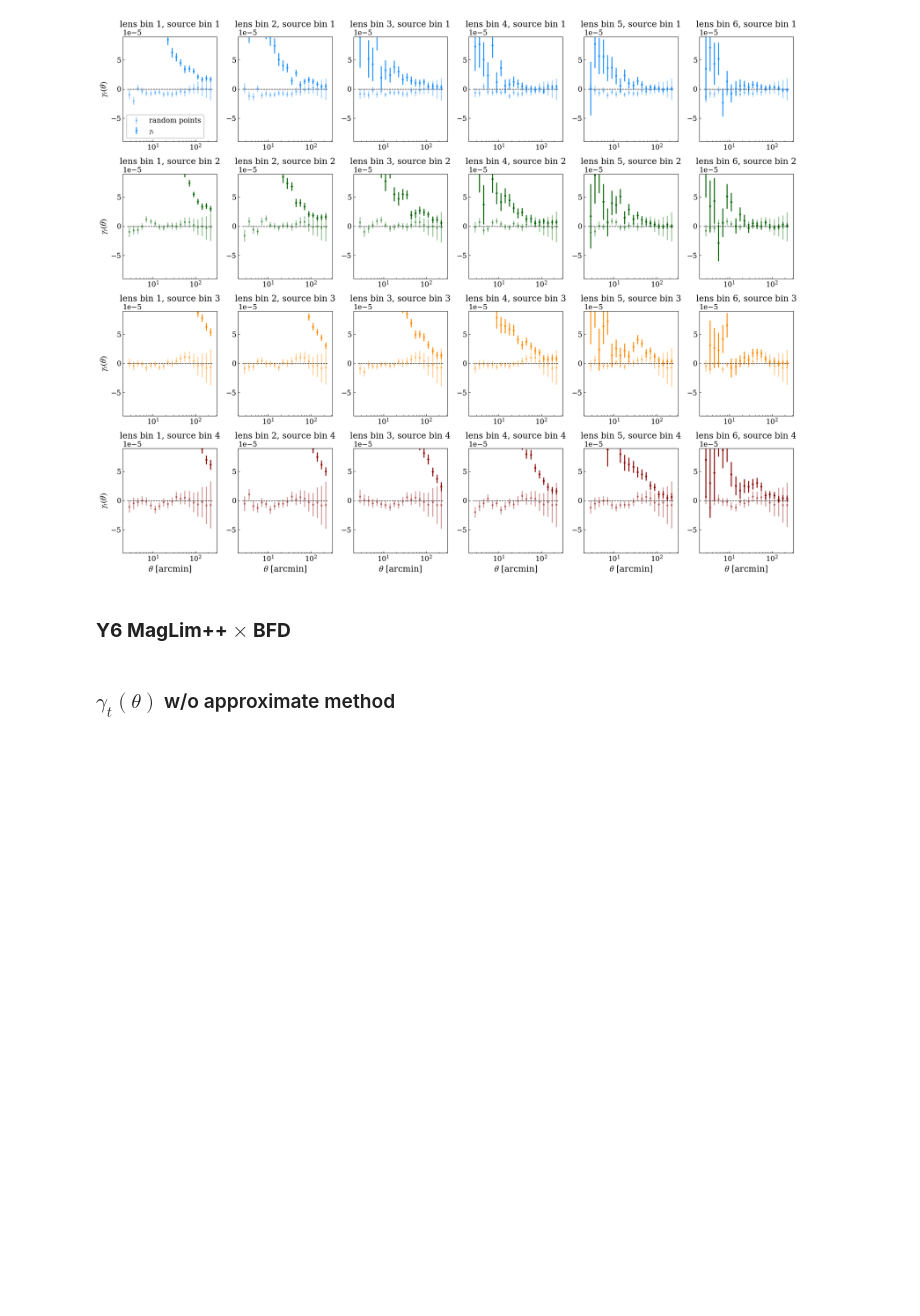
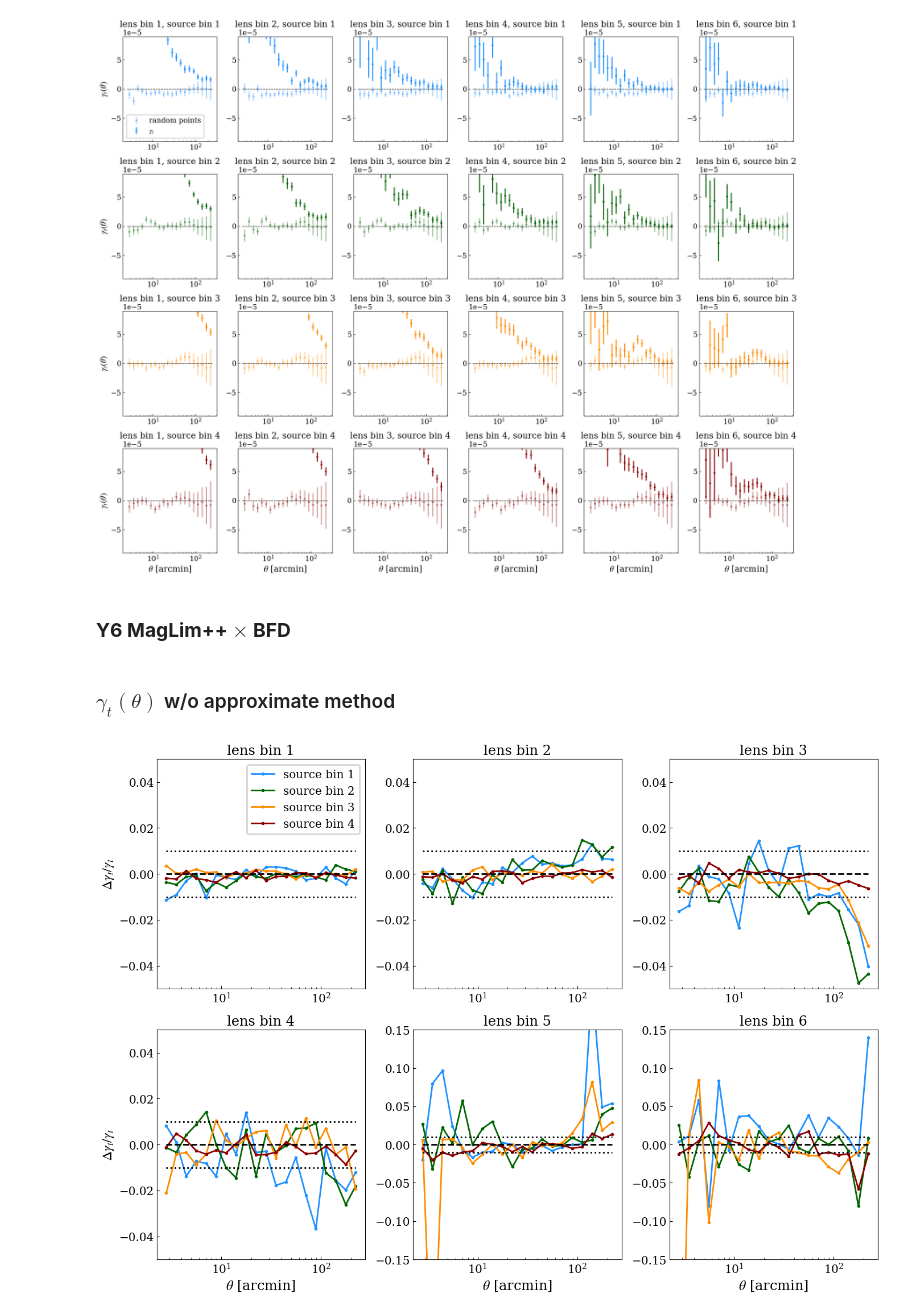
Before and after one commit to des-science/y6kp-ggl-measurements, a Jupyter notebook: read_ggl_outputs.ipynb, the cells around one changed output. Drawn from its saved outputs; the diff is of its cells as text; code cells hidden in the pictures; blank space fills up the shorter version.

```diff
--- a/read_ggl_outputs.ipynb
+++ b/read_ggl_outputs.ipynb
@@ -345,35 +345,37 @@ gammat = ggl_data['gammat_bf_rp']
 err_gammat = ggl_data['err_gammat']
 
 theta_approx = ggl_data_approx['theta']
 gammat_approx = ggl_data_approx['gammat_bf_rp']
 err_gammat_approx = ggl_data_approx['err_gammat']
 
 fig = plt.figure(figsize=(14, 10))
 
 for l,l_zbin in enumerate(np.unique(l_bins)):
     for s,s_zbin in enumerate(np.unique(s_bins)):
 
         i_min = 20*s + (len(np.unique(s_bins)))*20*l
         i_max = 20*s + (len(np.unique(s_bins)))*20*l + 20
 
         plt.subplot(2, 3, l+1)
-        plt.plot(theta, (gammat[i_min:i_max]-gammat_approx[i_min:i_max])/gammat_approx[i_min:i_max],
-                    ls='-', marker='.', color=colors[s], label=f'source bin {s+1}')
+        plt.plot(theta[i_min:i_max], (gammat[i_min:i_max]-gammat_approx[i_min:i_max])/gammat_approx[i_min:i_max],
+                    ls='-', marker='.', color=colors[s_zbin], label=f'source bin {s_zbin+1}')
 
     plt.hlines(0, np.min(theta), np.max(theta), ls='--')
     plt.hlines(0.01, np.min(theta), np.max(theta), ls=':')
     plt.hlines(-0.01, np.min(theta), np.max(theta), ls=':')
 
-    if l<=2: plt.ylim(-0.05,0.05)
-    if l>2: plt.ylim(-0.15,0.15)
-    plt.title(f'lens bin {l+1}')
+    if l<=3: plt.ylim(-0.05,0.05)
+    if l>3: plt.ylim(-0.15,0.15)
+    plt.title(f'lens bin {l_zbin+1}')
     #plt.yscale('log')
     plt.xscale('log')
     if l in (3, 4, 5): plt.xlabel(r'$\theta$ [arcmin]')
     if l in (0, 3): plt.ylabel(r'$\Delta \gamma_t/\gamma_t$')
     if l==0: plt.legend()
 
 plt.tight_layout()
 fig.patch.set_alpha(1.0)
 #plt.savefig('gammat_bfd_approx.png', dpi=150, bbox_inches='tight')
 plt.show()
+# %% [output]
+[figure, added]
```
